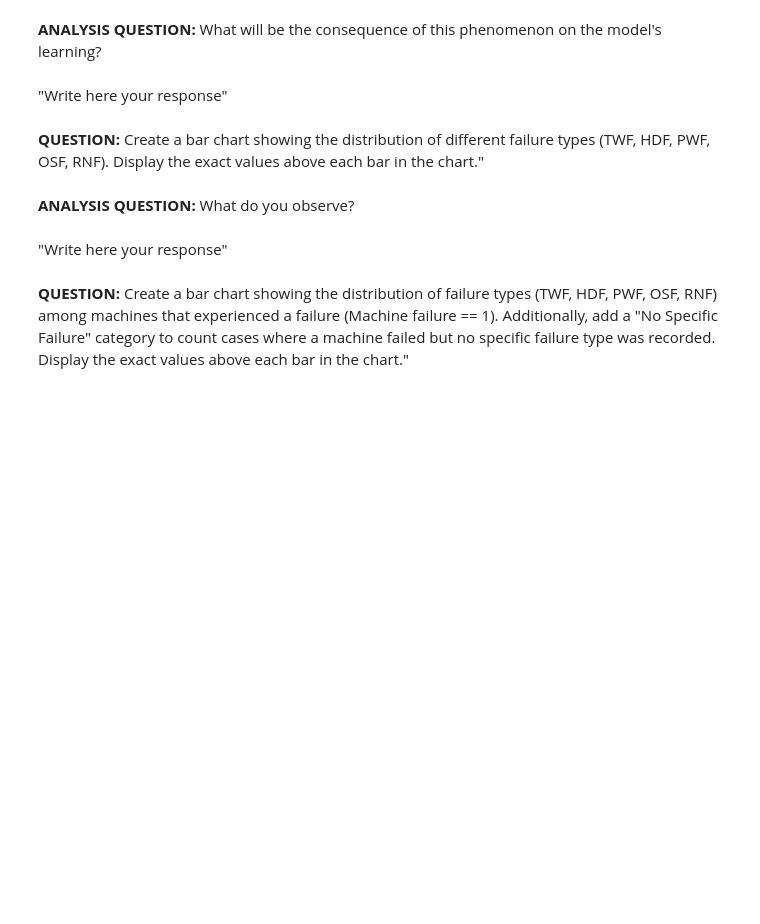
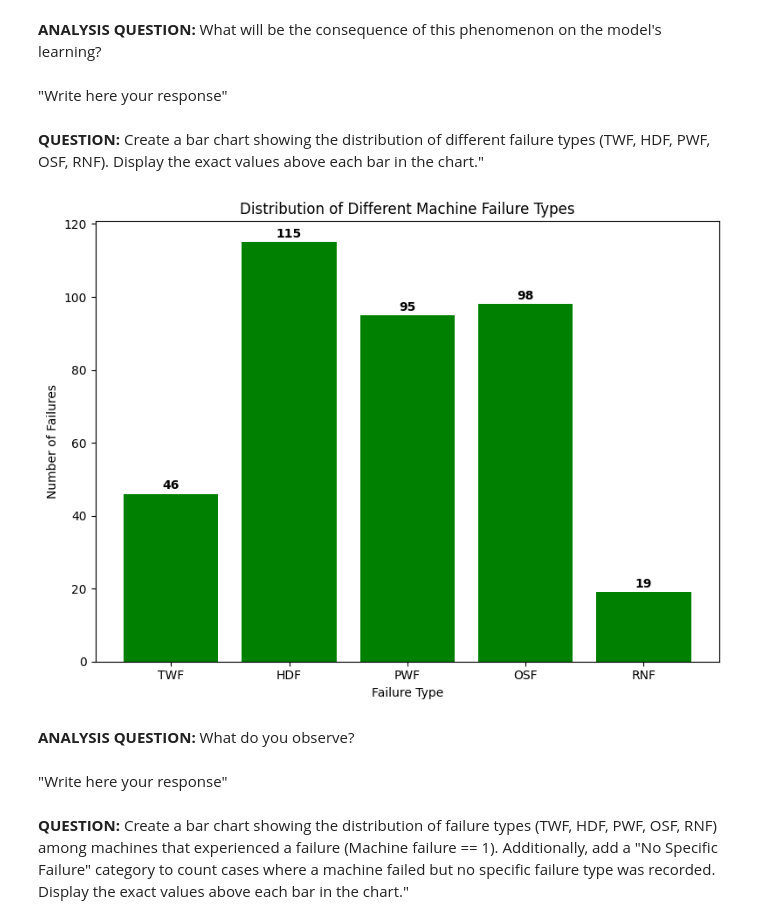
Before and after one commit to Tichow/TP_IA_embarquee, a Jupyter notebook: neural_network/TP_IA_EMBARQUEE.ipynb, the cells around one changed output. Cells and saved outputs as stored; diff of their text form; code cells hidden in the pictures; blank space fills up the shorter version.

```diff
--- a/neural_network/TP_IA_EMBARQUEE.ipynb
+++ b/neural_network/TP_IA_EMBARQUEE.ipynb
@@ -42,6 +86,31 @@ from sklearn.linear_model import LinearRegression
 "Write here your response"
 # %% [markdown]
 **QUESTION:** Create a bar chart showing the distribution of different failure types (TWF, HDF, PWF, OSF, RNF). Display the exact values above each bar in the chart."
+# %%
+failure_counts = {
+    'TWF': df['TWF'].sum(),
+    'HDF': df['HDF'].sum(),
+    'PWF': df['PWF'].sum(),
+    'OSF': df['OSF'].sum(),
+    'RNF': df['RNF'].sum()
+}
+
+plt.figure(figsize=(8, 6))
+bars = plt.bar(failure_counts.keys(), failure_counts.values(), color='green')
+
+for bar in bars:
+    plt.text(bar.get_x() + bar.get_width() / 2,
+             bar.get_height() + 0.5,
+             f'{int(bar.get_height())}',
+             ha='center', va='bottom', fontsize=10, fontweight='bold')
+
+plt.xlabel('Failure Type')
+plt.ylabel('Number of Failures')
+plt.title('Distribution of Different Machine Failure Types')
+plt.tight_layout()
+plt.show()
+# %% [output]
+[figure, added]
 # %% [markdown]
 **ANALYSIS QUESTION:** What do you observe?
 # %% [markdown]
```
Also changed, not shown: parts of 10 cells of this notebook.
